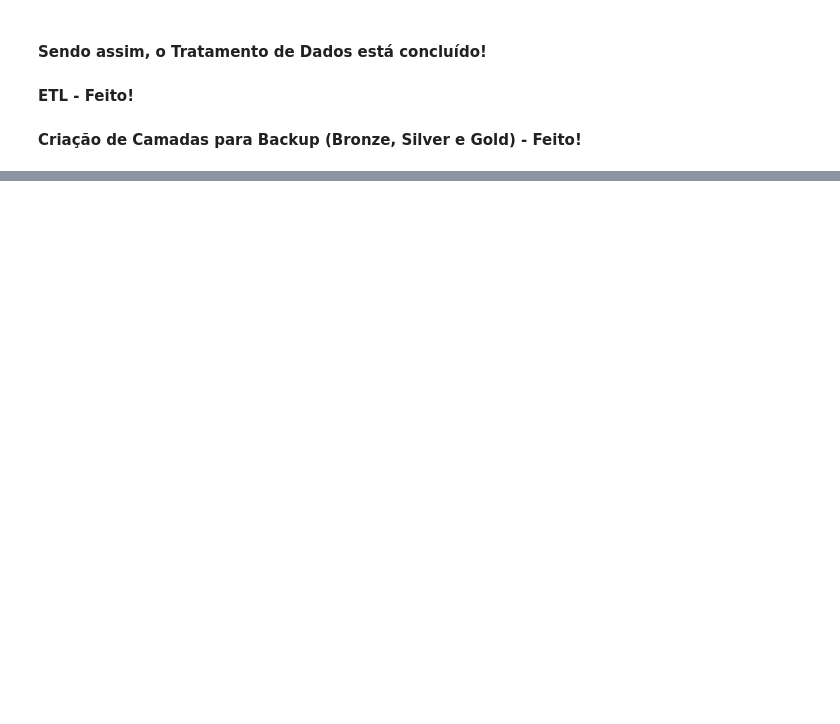
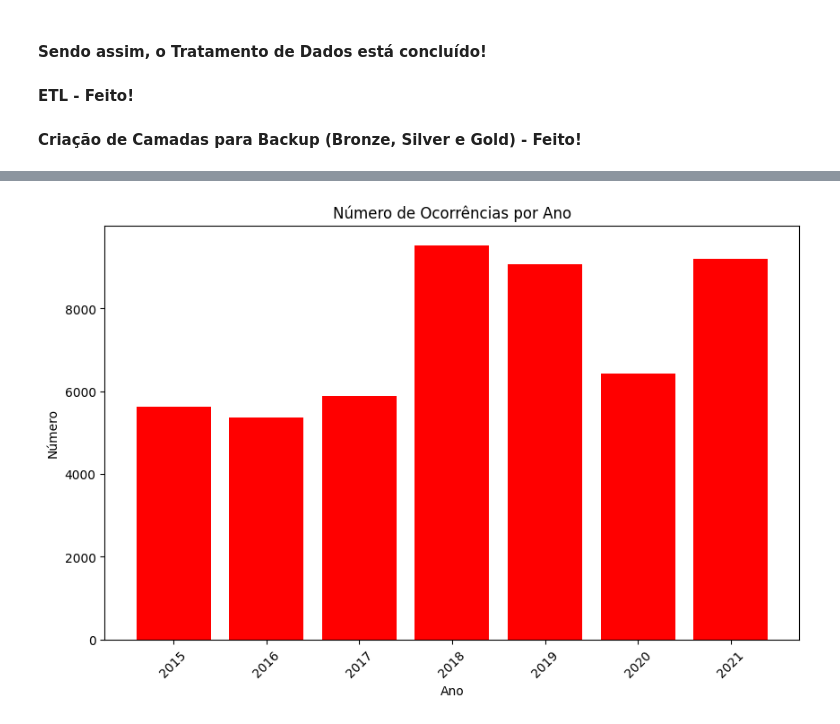
Before and after one commit to gustavo-rocha-barbosa/case-data-science-media-monks-2024, a Jupyter notebook: main.ipynb, the cells around one changed output, grey strips where cells are left out. Saved outputs shown, nothing was run; the diff lists cells and outputs as text; code cells hidden in the pictures; blank space fills up the shorter version.

```diff
--- a/main.ipynb
+++ b/main.ipynb
@@ -173,0 +314,14 @@ dtype: object
+# %%
+# Agrupar por ano, somar os números e resetar o index
+df_ano = df.groupby('ano')['numero'].sum().reset_index()
+
+# Plot do histograma:
+plt.figure(figsize=(10, 6))
+plt.bar(df_ano['ano'], df_ano['numero'], color='red')
+plt.xlabel('Ano')
+plt.ylabel('Número')
+plt.title('Número de Ocorrências por Ano')
+plt.xticks(rotation=45)
+plt.show()
+# %% [output]
+[figure, added]
```
Also changed, not shown: parts of 28 cells of this notebook, 2 other files.
